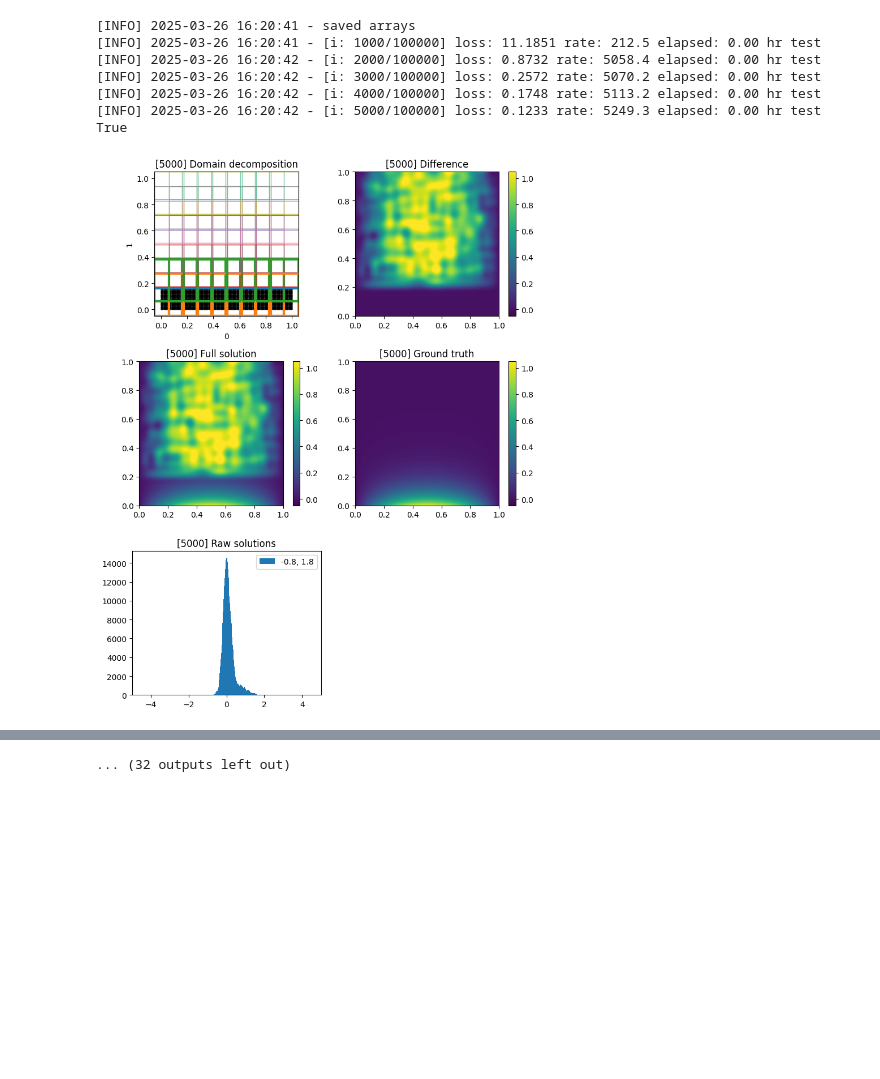
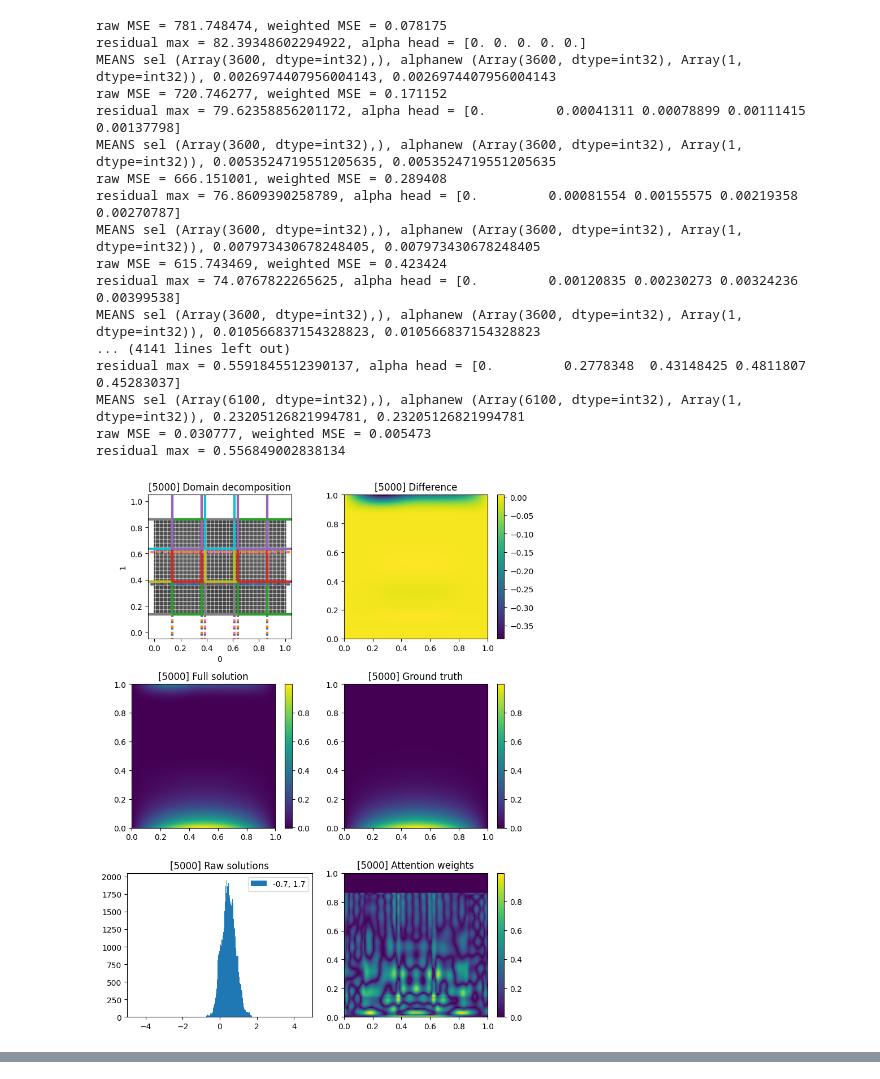
Before and after one commit to sallsdagrate/FBPINNs, a Jupyter notebook: examples/results/test_heat_eq.ipynb, the cells around one changed output, grey strips where cells are left out. Saved outputs shown, nothing was run; the diff lists cells and outputs as text; code cells hidden in the pictures; blank space fills up the shorter version.

Commit message:
attention for scheduled problems

```diff
--- a/examples/results/test_heat_eq.ipynb
+++ b/examples/results/test_heat_eq.ipynb
@@ -4,7 +89,6 @@
 # %%
 import numpy as np
 from fbpinns.domains import RectangularDomainND
-from fbpinns.problems import HeatEquation1D  # our newly defined problem
 from fbpinns.decompositions import RectangularDecompositionND
 from fbpinns.networks import FCN, ChebyshevKAN
 from fbpinns.schedulers import LineSchedulerRectangularND
@@ -13,7 +97,7 @@ from fbpinns.trainers import FBPINNTrainer
 
 # Set the final time for the simulation
 T = 1.0
-subdomain_xs=[np.linspace(0,1,10), np.linspace(0,1,10)]
+subdomain_xs=[np.linspace(0,1,5), np.linspace(0,1,5)]
 
 # Create a Constants object to hold all hyperparameters
 c = Constants(
@@ -25,7 +109,10 @@ c = Constants(
     ),
     # Set the problem to our heat equation
     problem=HeatEquation1D,
-    problem_init_kwargs=dict(alpha=1.0),
+    problem_init_kwargs=dict(
+        alpha=1.0,
+        N=100*100
+        ),
     # Use a rectangular domain decomposition
     decomposition=RectangularDecompositionND,
     decomposition_init_kwargs=dict(
@@ -52,15 +139,16 @@ c = Constants(
     # Number of training collocation points and testing points
     # ns=((200,),),
     # n_test=(500,),
-    ns=((200,200),),
-    n_test=(200,200),
+    ns=((100,100),),
+    n_test=(100,100),
     # Set training steps and optimizer parameters
-    n_steps=100000,
+    n_steps=10000,
     # optimiser_kwargs=dict(learning_rate=1e-3),
     clear_output=False,
+    attention_weights=True,
 )
 
 # Create the trainer and start training
 run = FBPINNTrainer(c)
-run.train()
+all_params = run.train()
 # %% [output]
@@ -85,8 +173,18 @@ True
-[INFO] 2025-03-26 16:20:41 - saved arrays
-[INFO] 2025-03-26 16:20:41 - [i: 1000/100000] loss: 11.1851 rate: 212.5 elapsed: 0.00 hr test
-[INFO] 2025-03-26 16:20:42 - [i: 2000/100000] loss: 0.8732 rate: 5058.4 elapsed: 0.00 hr test
-[INFO] 2025-03-26 16:20:42 - [i: 3000/100000] loss: 0.2572 rate: 5070.2 elapsed: 0.00 hr test
-[INFO] 2025-03-26 16:20:42 - [i: 4000/100000] loss: 0.1748 rate: 5113.2 elapsed: 0.00 hr test
-[INFO] 2025-03-26 16:20:42 - [i: 5000/100000] loss: 0.1233 rate: 5249.3 elapsed: 0.00 hr test
-True
+raw MSE = 781.748474, weighted MSE = 0.078175
+residual max = 82.39348602294922, alpha head = [0. 0. 0. 0. 0.]
+MEANS sel (Array(3600, dtype=int32),), alphanew (Array(3600, dtype=int32), Array(1, dtype=int32)), 0.0026974407956004143, 0.0026974407956004143
+raw MSE = 720.746277, weighted MSE = 0.171152
+residual max = 79.62358856201172, alpha head = [0.         0.00041311 0.00078899 0.00111415 0.00137798]
+MEANS sel (Array(3600, dtype=int32),), alphanew (Array(3600, dtype=int32), Array(1, dtype=int32)), 0.0053524719551205635, 0.0053524719551205635
+raw MSE = 666.151001, weighted MSE = 0.289408
+residual max = 76.8609390258789, alpha head = [0.         0.00081554 0.00155575 0.00219358 0.00270787]
+MEANS sel (Array(3600, dtype=int32),), alphanew (Array(3600, dtype=int32), Array(1, dtype=int32)), 0.007973430678248405, 0.007973430678248405
+raw MSE = 615.743469, weighted MSE = 0.423424
+residual max = 74.0767822265625, alpha head = [0.         0.00120835 0.00230273 0.00324236 0.00399538]
+MEANS sel (Array(3600, dtype=int32),), alphanew (Array(3600, dtype=int32), Array(1, dtype=int32)), 0.010566837154328823, 0.010566837154328823
+... (4141 lines left out)
+residual max = 0.5591845512390137, alpha head = [0.         0.2778348  0.43148425 0.4811807  0.45283037]
+MEANS sel (Array(6100, dtype=int32),), alphanew (Array(6100, dtype=int32), Array(1, dtype=int32)), 0.23205126821994781, 0.23205126821994781
+raw MSE = 0.030777, weighted MSE = 0.005473
+residual max = 0.556849002838134
-[figure, old version]
+[figure, new version]
@@ -151 +209,0 @@ True
-... (32 outputs left out)
```
Also changed, not shown: parts of 5 cells of this notebook, 4 other files.
